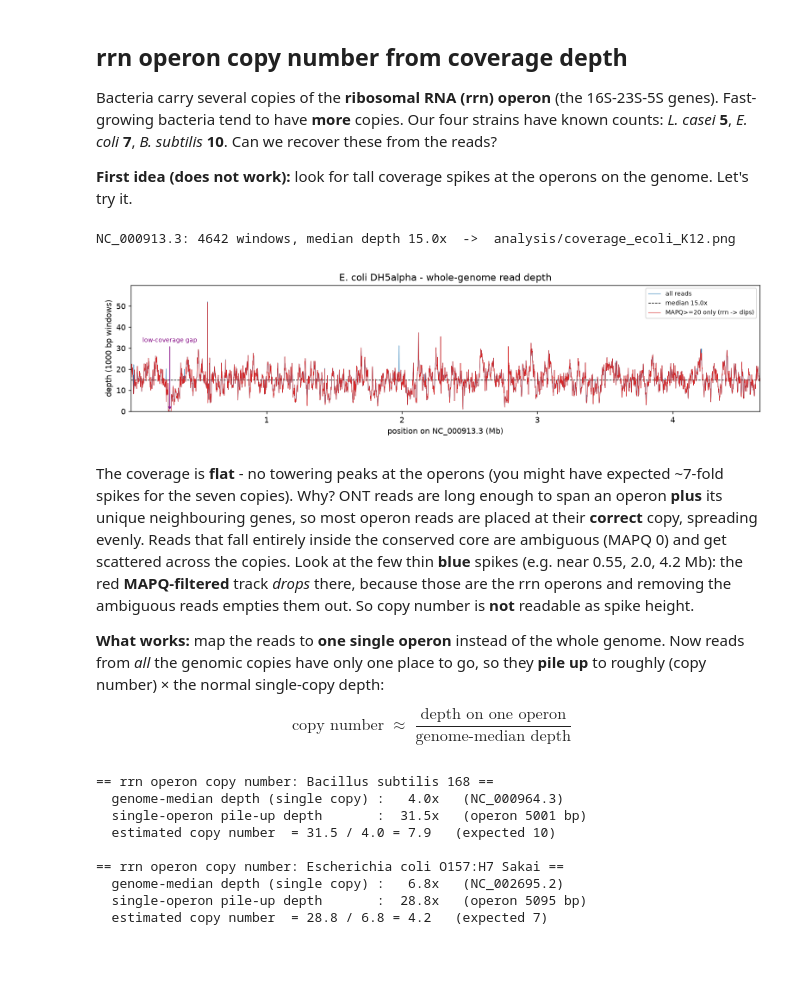
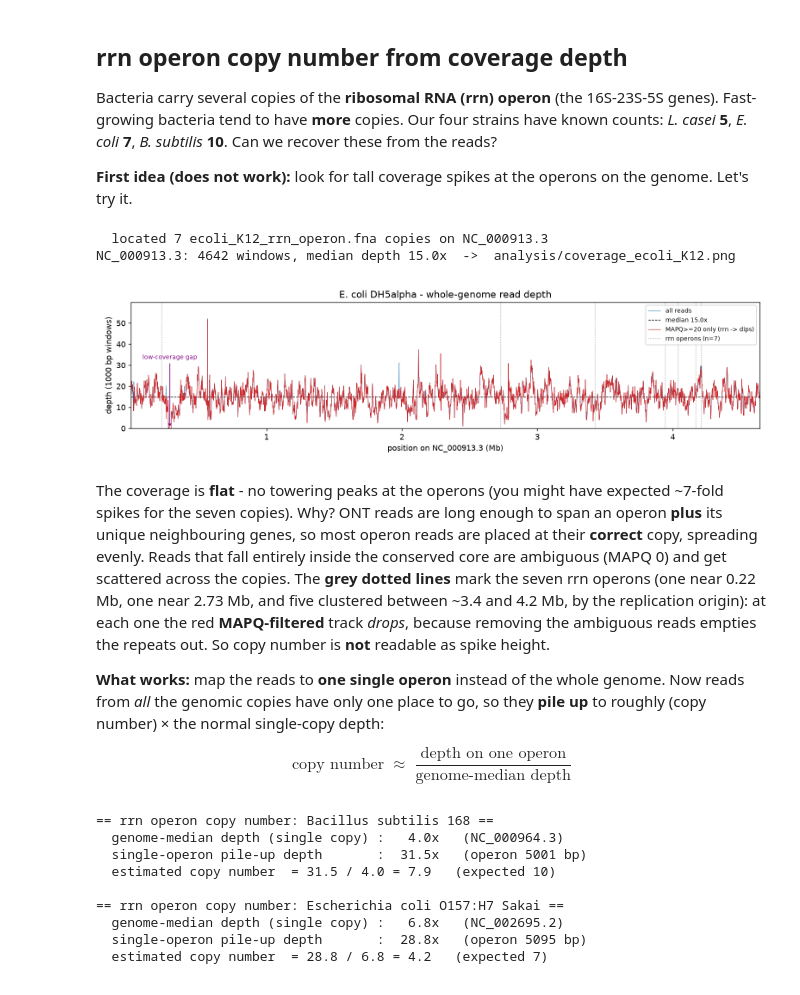
Before and after one commit to toddblev/bacto-ont, a Jupyter notebook: bacto_ont.ipynb, the cells around one changed output. Cells and saved outputs as stored; diff of their text form; code cells hidden in the pictures; blank space fills up the shorter version.

```diff
--- a/bacto_ont.ipynb
+++ b/bacto_ont.ipynb
@@ -673,21 +670,25 @@ Fast-growing bacteria tend to have **more** copies. Our four strains have known
 Let's try it.
 # %%
 # Whole-genome coverage for E. coli DH5alpha (our deepest sample), with a MAPQ-filtered overlay
+# Grey dotted lines mark the seven rrn operons, located by aligning one operon back to the genome
 ! python analysis/coverage_track.py mapping_bam/ecoli_K12.bam analysis/coverage_ecoli_K12.png \
-        --title "E. coli DH5alpha - whole-genome read depth" --mapq 20
+        --title "E. coli DH5alpha - whole-genome read depth" --mapq 20 \
+        --operon reference_seqs/operons/ecoli_K12_rrn_operon.fna \
+        --ref reference_seqs/ref_ecoli_K12_MG1655.fna
 from IPython.display import Image
 Image("analysis/coverage_ecoli_K12.png")
 # %% [output]
+  located 7 ecoli_K12_rrn_operon.fna copies on NC_000913.3
 NC_000913.3: 4642 windows, median depth 15.0x  ->  analysis/coverage_ecoli_K12.png
-[figure, old version]
+[figure, new version]
 # %% [markdown]
 The coverage is **flat** - no towering peaks at the operons (you might have expected ~7-fold
 spikes for the seven copies). Why? ONT reads are long enough to span an operon **plus** its unique
 neighbouring genes, so most operon reads are placed at their **correct** copy, spreading evenly.
 Reads that fall entirely inside the conserved core are ambiguous (MAPQ 0) and get scattered across
-the copies. Look at the few thin **blue** spikes (e.g. near 0.55, 2.0, 4.2 Mb): the red
-**MAPQ-filtered** track *drops* there, because those are the rrn operons and removing the ambiguous
-reads empties them out. So copy number is **not** readable as spike height.
+the copies. The **grey dotted lines** mark the seven rrn operons (one near 0.22 Mb, one near 2.73 Mb, and
+five clustered between ~3.4 and 4.2 Mb, by the replication origin): at each one the red
+**MAPQ-filtered** track *drops*, because removing the ambiguous reads empties the repeats out. So copy number is **not** readable as spike height.
 
 **What works:** map the reads to **one single operon** instead of the whole genome.
 Now reads from *all* the genomic copies have only one place to go, so they **pile up** to roughly
```
Also changed, not shown: parts of 2 cells of this notebook, 2 other files.
